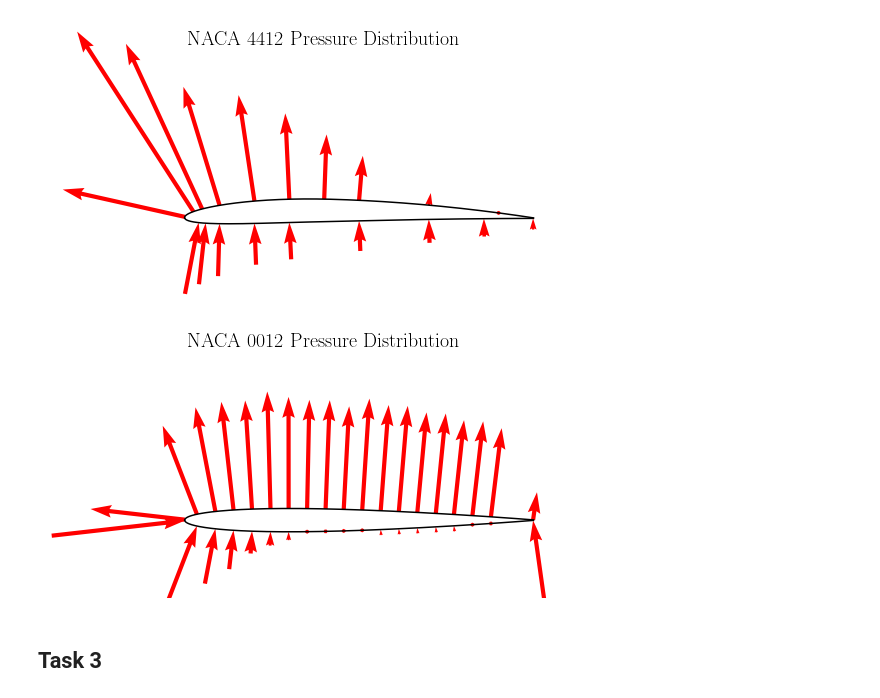
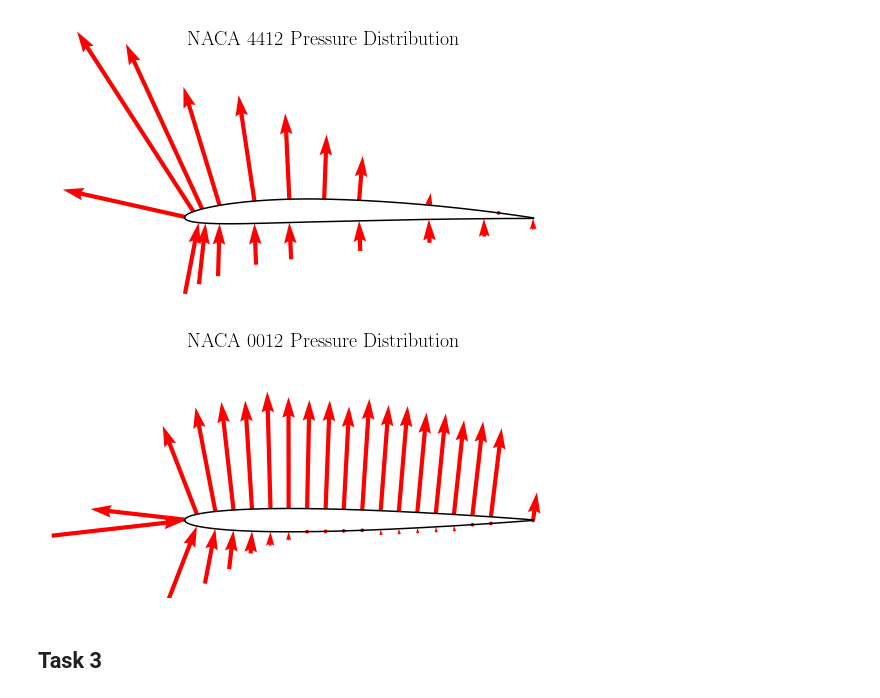
Before and after one commit to HarrisonStoelting/AeroLab, a Jupyter notebook: Lab_1.ipynb, the cells around one changed output. Cells and saved outputs as stored; diff of their text form; code cells hidden in the pictures.

Commit message:
Final graphs and export

```diff
--- a/Lab_1.ipynb
+++ b/Lab_1.ipynb
@@ -348,7 +334,7 @@ x_upper, x_lower, y_upper, y_lower = naca4(x, m, p, t, c)
 vector_x_coordinates_upper = [0.0002, .035, .088, .14, .193, .246, .298, .351, .404, .456, .509, .562, .614, .667, .720, .772, .825, .878, .999]  # Specify x-coordinates for upper surface vectors
 vector_x_coordinates_lower = vector_x_coordinates_upper  # Specify x-coordinates for lower surface vectors
 vector_magnitudes_upper = [-0.34, 0.34, 0.38, 0.39, 0.39, 0.42, 0.40, 0.39, 0.39, 0.37, 0.40, 0.38, 0.38, 0.36, 0.36, 0.34, 0.34, 0.32, .1]  # Specify the magnitudes of the vectors
-vector_magnitudes_lower = [-0.48, 0.32, 0.20, 0.14, 0.08, 0.05, 0.03, 0.01, 0.00, -0.01, -0.01, -0.02, -0.02, -0.02, -0.02, -0.02, -0.01, 0.00, .3]  # Specify the magnitudes of the vectors
+vector_magnitudes_lower = [-0.48, 0.32, 0.20, 0.14, 0.08, 0.05, 0.03, 0.01, 0.00, -0.01, -0.01, -0.02, -0.02, -0.02, -0.02, -0.02, -0.01, 0.00, .003]  # Specify the magnitudes of the vectors
 
 # Function to calculate the local normal vectors at specified x-coordinates for both surfaces
 def calculate_specified_normals(x, y, vector_x_coordinates, vector_magnitudes):
@@ -386,34 +372,34 @@ ax.plot(x_upper, y_upper, 'k-')
 ax.plot(x_lower, y_lower, 'k-')
 
 # Plot specified normal vectors on the upper surface with arrow tips touching
 ax.quiver(vector_x_coordinates_upper[0], y_upper[np.argmin(np.abs(x_upper - vector_x_coordinates_upper[0]))],
            normals_x_upper[0], normals_y_upper[0], scale=2, color='r', label='Specified Normals (Top)', pivot='tail')
 ax.quiver(vector_x_coordinates_upper[1:], [y_upper[np.argmin(np.abs(x_upper - xi))] for xi in vector_x_coordinates_upper[1:]],
            normals_x_upper[1:], normals_y_upper[1:], scale=2, color='r')
 
 # Plot specified normal vectors on the lower surface with arrow tips touching
 ax.quiver(vector_x_coordinates_lower[0], y_lower[np.argmin(np.abs(x_lower - vector_x_coordinates_lower[0]))],
            normals_x_lower[0], normals_y_lower[0], scale=2, color='r', pivot=pivot_lower[0])
 ax.quiver(vector_x_coordinates_lower[1:], [y_lower[np.argmin(np.abs(x_lower - xi))] for xi in vector_x_coordinates_lower[1:]],
            normals_x_lower[1:], normals_y_lower[1:], scale=2, color='r', pivot = "tip")
 
 ax.set_xlim(-.4, 1.2)
 ax.set_ylim(-.4, 1)
 
 title_text = 'NACA 0012 Pressure Distribution'
 title_bbox = dict(boxstyle='square', facecolor='white', edgecolor='none', pad=0.3)
 ax.text(0.5, 0.94, title_text, transform=ax.transAxes, fontsize=20, ha='center', va='center', bbox=title_bbox)
 
 # Hide the top and right spines of the graph
 ax.spines[['top', 'right', 'left', 'bottom']].set_visible(False)
 
 # Hide all tick marks
 ax.set_xticks([])
 ax.set_yticks([])
 
 plt.show()
 # %% [output]
-[figure, old version]
+[figure, new version]
 # %% [markdown]
 ## **Task 3**
 # %% [markdown]
```
Also changed, not shown: parts of 6 cells of this notebook, 5 other files.
